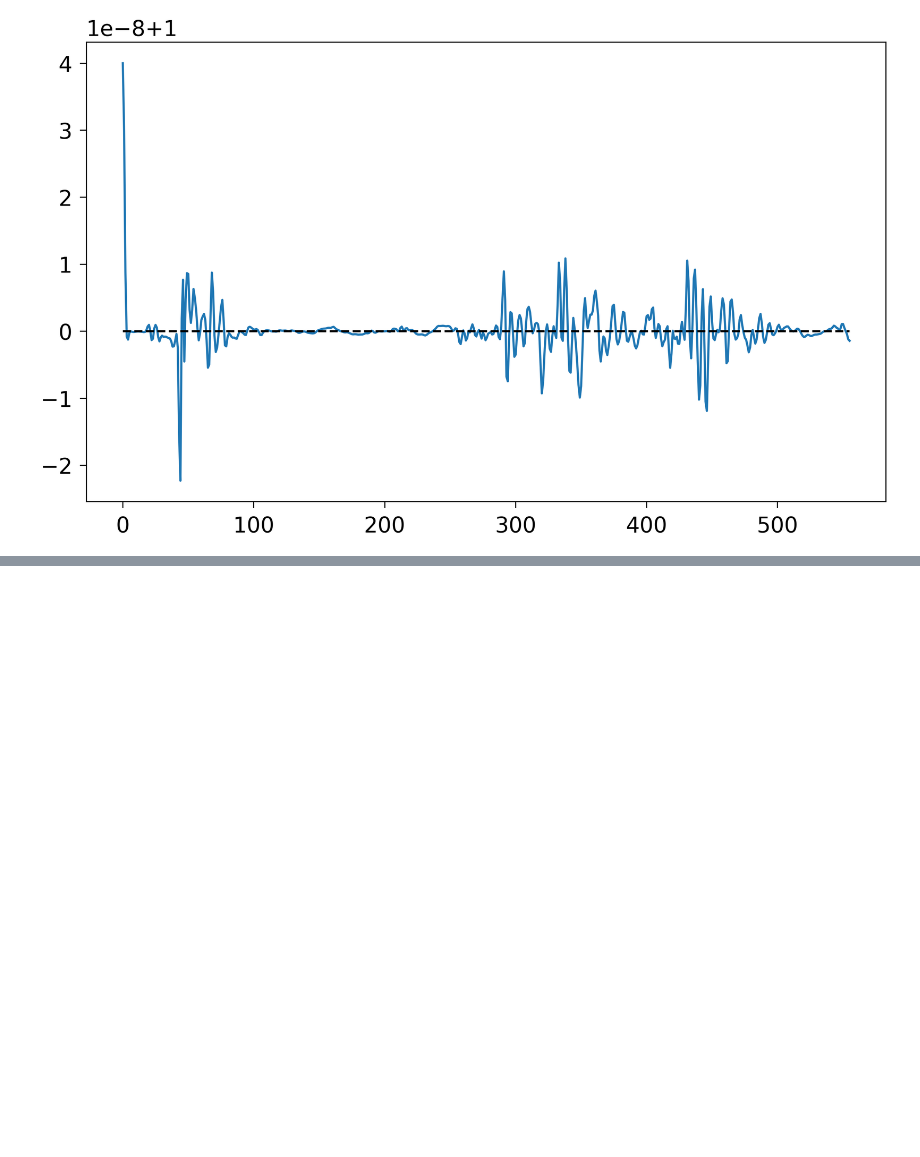
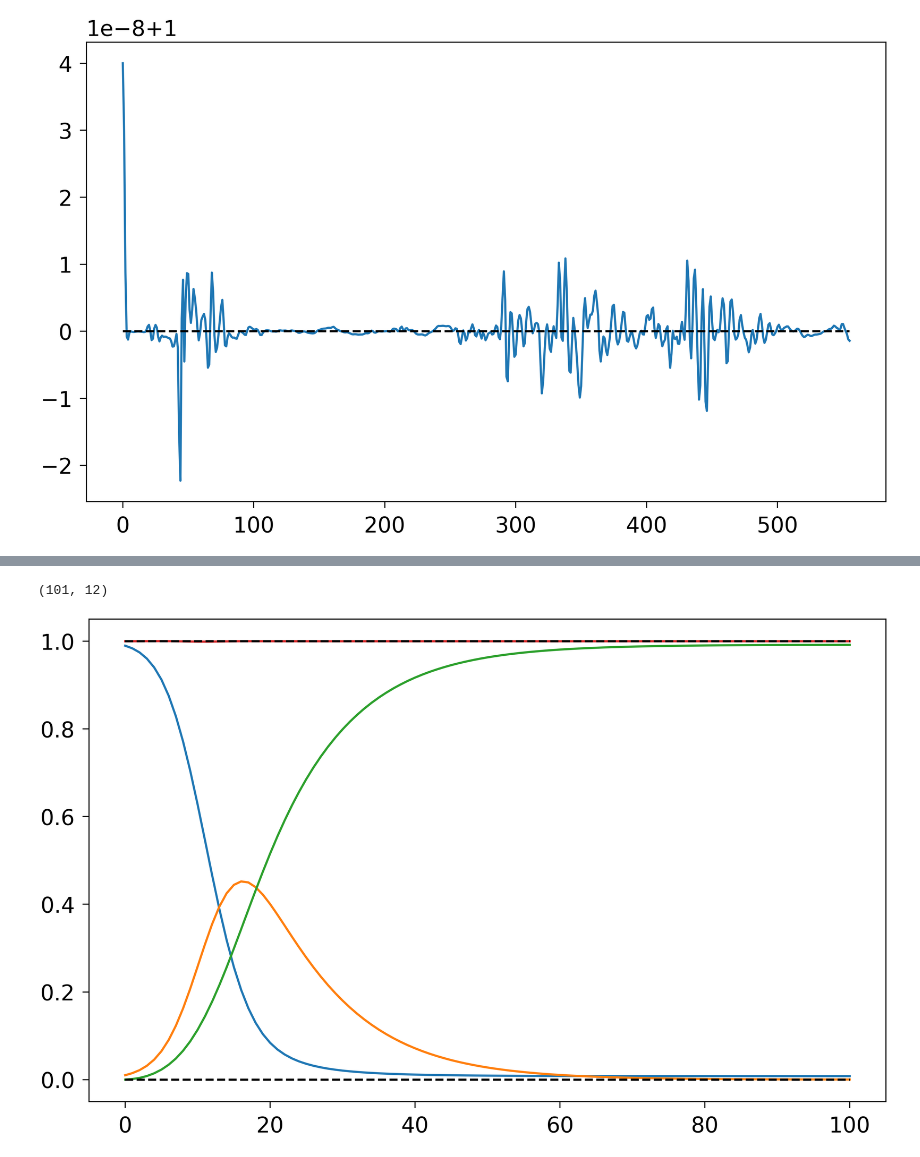
Before and after one commit to paufisch/ode_filters, a Jupyter notebook: SIR.ipynb, the cells around one changed output, grey strips where cells are left out. Drawn from its saved outputs; the diff is of its cells as text; code cells hidden in the pictures; blank space fills up the shorter version.

```diff
--- a/SIR.ipynb
+++ b/SIR.ipynb
@@ -346,0 +431,17 @@ plt.show()
+# %%
+m_sequence, P_sequence, m_predictions, P_predictions = compute_kalman_forward_stable(mu_0, Sigma_0, A_h, b_h, Q_h, R_h, g, jacobian_g, z_sequence, N)
+
+m_smoothed, P_smoothed = compute_kalman_backward(m_sequence, P_sequence, m_predictions, P_predictions, A_h, N)
+# %%
+m_smoothed.shape
+# %% [output]
+(101, 12)
+# %%
+plt.figure()
+plt.plot(ts, m_smoothed[:,:3])
+plt.plot(ts, m_smoothed[:,0]+m_smoothed[:,1]+m_smoothed[:,2])
+plt.plot(ts, np.zeros_like(ts), linestyle='--', color='black')
+plt.plot(ts, 1*np.ones_like(ts), linestyle='--', color='black')
+plt.show()
+# %% [output]
+[figure, added]
```
Also changed, not shown: parts of 3 cells of this notebook, 1 other file.
